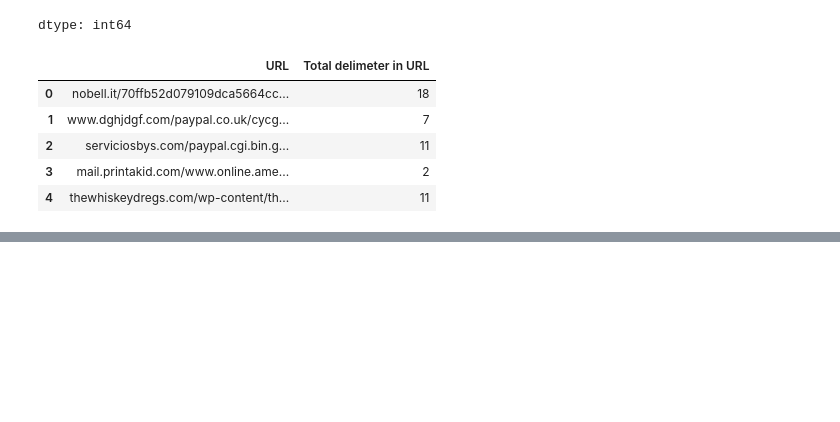
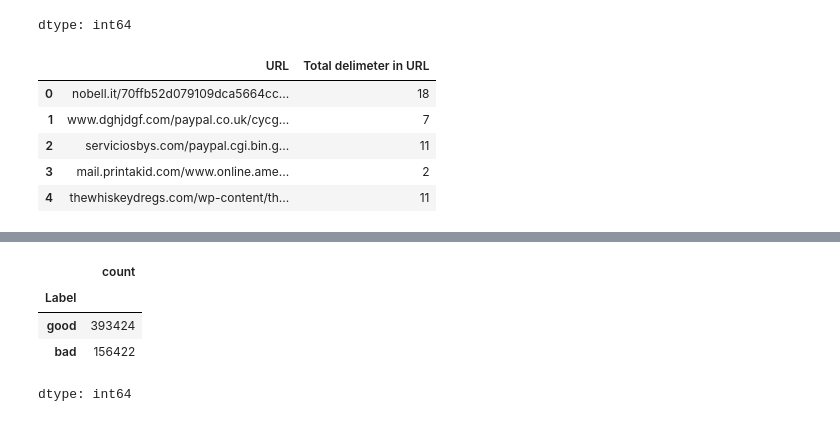
Before and after one commit to BaoNguyen151654/Phising-URL-detection-model, a Jupyter notebook: phising_link_detection_model.ipynb, the cells around one changed output, grey strips where cells are left out. Drawn from its saved outputs; the diff is of its cells as text; code cells hidden in the pictures; blank space fills up the shorter version.

```diff
--- a/phising_link_detection_model.ipynb
+++ b/phising_link_detection_model.ipynb
@@ -172,3 +172,11 @@ df.head()
 | 2 | serviciosbys.com/paypal.cgi.bin.g... | bad | 177 | 0 | 7 | 11 | ... |
 | 3 | mail.printakid.com/www.online.ame... | bad | 60 | 1 | 6 | 3 | ... |
 | 4 | thewhiskeydregs.com/wp-content/th... | bad | 116 | 0 | 1 | 7 | ... |
+# %%
+df['Label'].value_counts()
+# %% [output]
+|  | count |
+| Label |  |
+| good | 393424 |
+| bad | 156422 |
+dtype: int64
```
Also changed, not shown: parts of 12 cells of this notebook.
